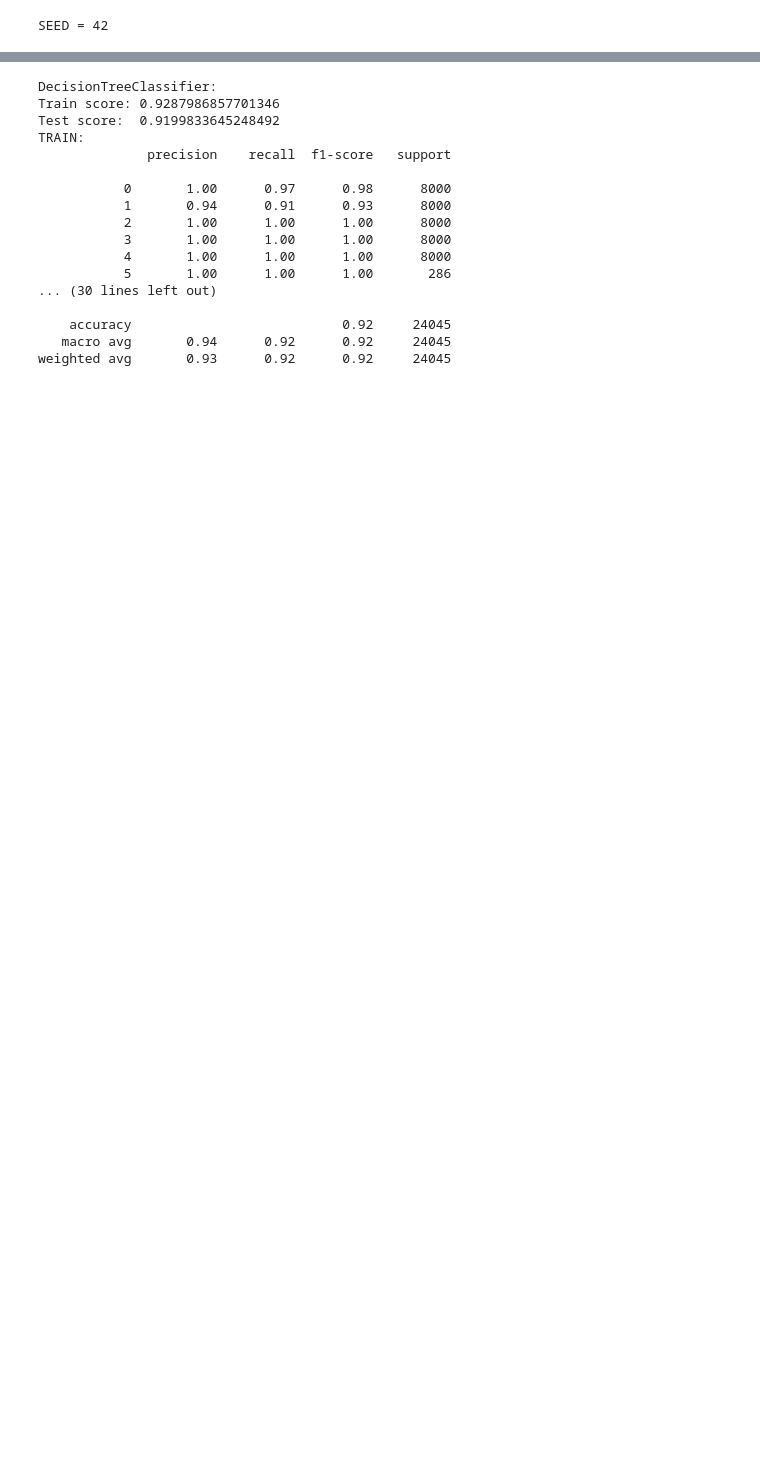
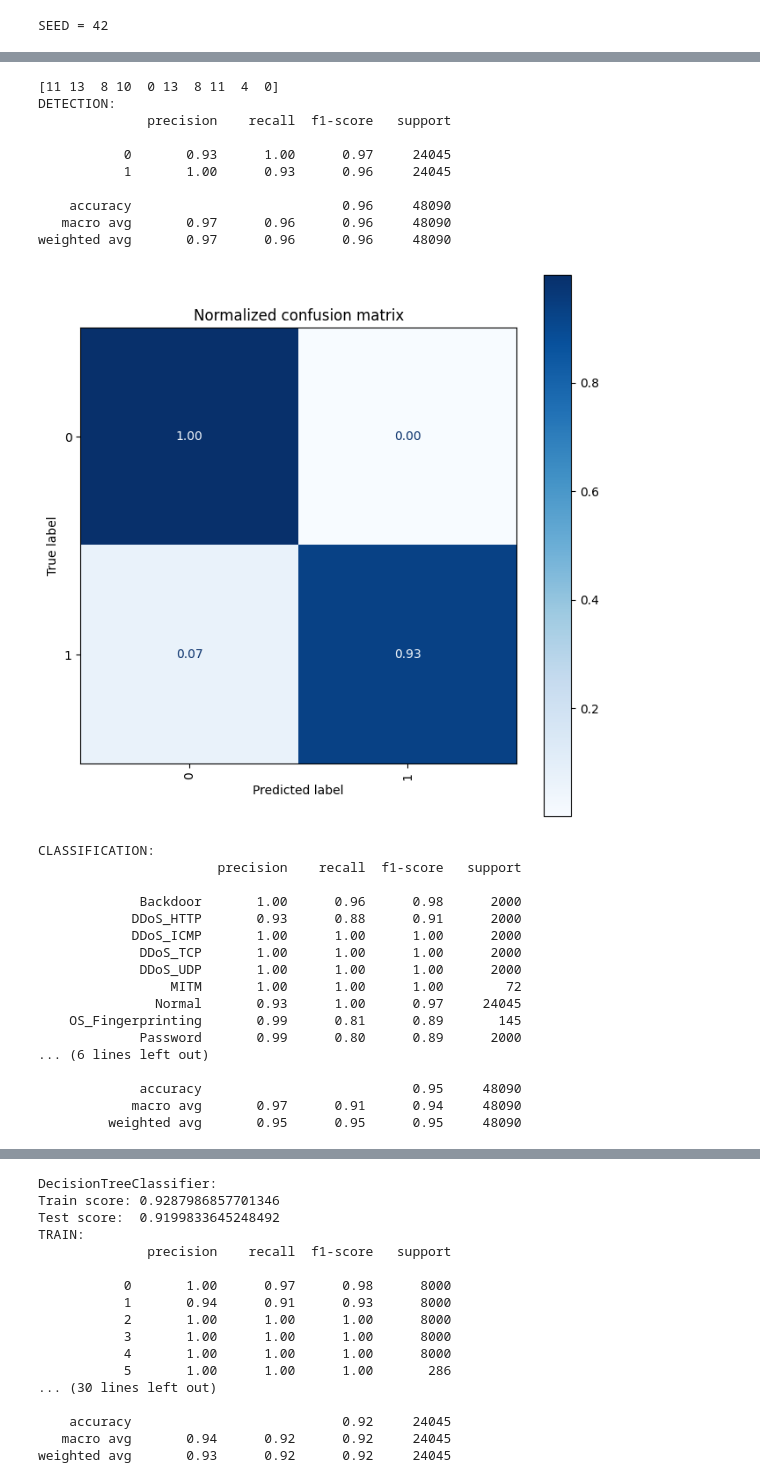
Before and after one commit to pro1710/ids, a Jupyter notebook: ml.ipynb, the cells around one changed output, grey strips where cells are left out. Drawn from its saved outputs; the diff is of its cells as text; code cells hidden in the pictures; blank space fills up the shorter version.

```diff
--- a/ml.ipynb
+++ b/ml.ipynb
@@ -56,0 +188,68 @@ X_test=(24045, 59)   y_test=(24045,)
+# %%
+def eval_cascade(detector, classifier):
+
+    _, y_class_2_test = get_data('2_class', 'test')
+    X_test, y_class_15_test = get_data('15_class', 'test')
+
+    # y_class_2_test = df_test[ids_common.target_label_2_class]
+    # y_class_15_test = df_test[ids_common.target_label_15_class]
+
+    # X_test = df_test.drop([ids_common.target_label_2_class,
+    #                 ids_common.target_label_15_class],
+    #                 axis=1, inplace=False)
+
+
+    y_class_2_predict = detector.predict(X_test)
+
+    ds_class_14 = df_test[y_class_2_predict==1]
+    X_class_14 = ds_class_14.drop(
+                    [ids_common.target_label_2_class,
+                    ids_common.target_label_15_class],
+                    axis=1, inplace=False)
+
+    y_class_14_predict = classifier.predict(X_class_14)
+
+    print(y_class_14_predict[:10])
+
+    y_class_15_predict = pd.Series(y_class_2_predict, index=X_test.index.copy())
+    y_class_15_predict = y_class_15_predict.map(lambda x: 'Normal' if x==0 else 'Attack')
+    y_class_15_predict.loc[X_class_14.index] = le_14.inverse_transform(y_class_14_predict)
+
+    print('DETECTION:')
+    print(classification_report(y_class_2_test, y_class_2_predict))
+    ids_common.plot_cm(y_class_2_test, y_class_2_predict)
+
+    print('CLASSIFICATION:')
+    print(classification_report(y_class_15_test, y_class_15_predict))
+    ids_common.plot_cm(y_class_15_test, y_class_15_predict)
+# %%
+eval_cascade(detector=class_2_dt, classifier=class_14_xgb)
+# %% [output]
+[11 13  8 10  0 13  8 11  4  0]
+DETECTION:
+              precision    recall  f1-score   support
+
+           0       0.93      1.00      0.97     24045
+           1       1.00      0.93      0.96     24045
+
+    accuracy                           0.96     48090
+   macro avg       0.97      0.96      0.96     48090
+weighted avg       0.97      0.96      0.96     48090
+[figure, added]
+CLASSIFICATION:
+                       precision    recall  f1-score   support
+
+             Backdoor       1.00      0.96      0.98      2000
+            DDoS_HTTP       0.93      0.88      0.91      2000
+            DDoS_ICMP       1.00      1.00      1.00      2000
+             DDoS_TCP       1.00      1.00      1.00      2000
+             DDoS_UDP       1.00      1.00      1.00      2000
+                 MITM       1.00      1.00      1.00        72
+               Normal       0.93      1.00      0.97     24045
+    OS_Fingerprinting       0.99      0.81      0.89       145
+             Password       0.99      0.80      0.89      2000
+... (6 lines left out)
+
+             accuracy                           0.95     48090
+            macro avg       0.97      0.91      0.94     48090
+         weighted avg       0.95      0.95      0.95     48090
```
Also changed, not shown: parts of 18 cells of this notebook, 5 other files.
